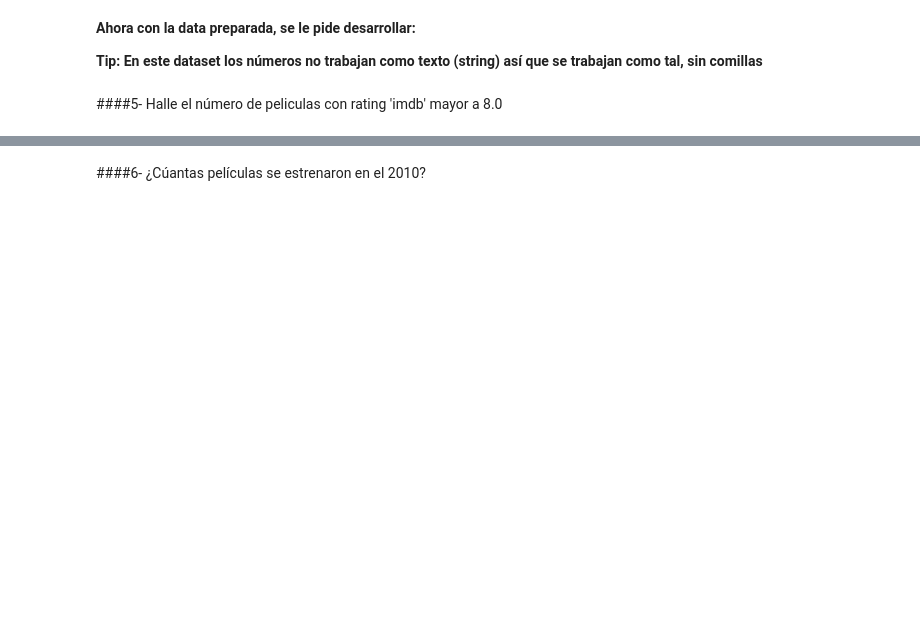
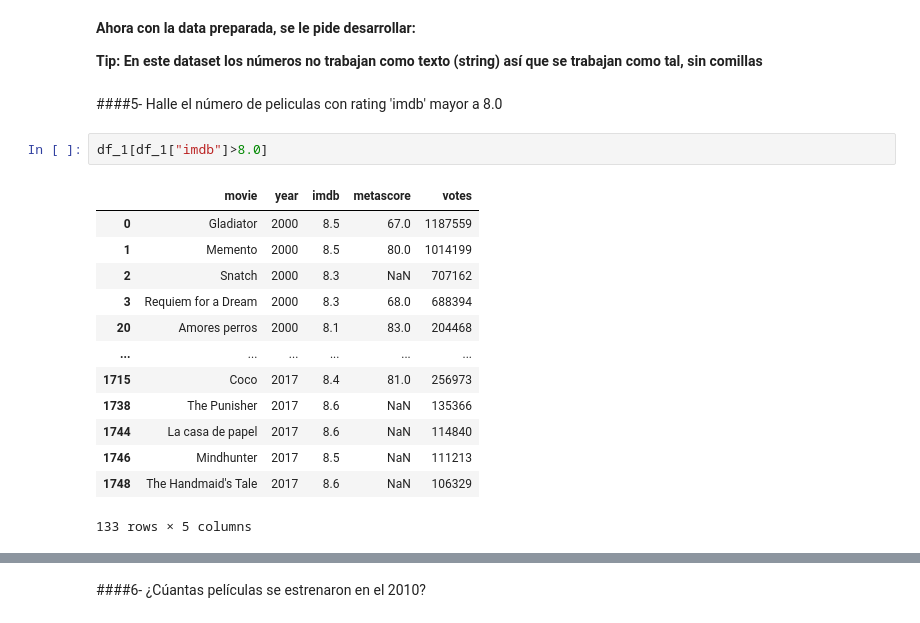
Before and after one commit to jons255-p/Python_Machi_Learning_Sta_Anita, a Jupyter notebook: clase_3_Introducción a Pandas/Tarea_Clase_3.ipynb, the cells around one changed output, grey strips where cells are left out. Cells and saved outputs as stored; diff of their text form; blank space fills up the shorter version.

```diff
--- a/clase_3_Introducción a Pandas/Tarea_Clase_3.ipynb
+++ b/clase_3_Introducción a Pandas/Tarea_Clase_3.ipynb
@@ -27,3 +57,19 @@ df_1[df_1['movie']=='Gladiator']
 **Tip: En este dataset los números no trabajan como texto (string) así que se trabajan como tal, sin comillas**
 # %% [markdown]
 ####5- Halle el número de peliculas con rating 'imdb' mayor a 8.0
+# %%
+df_1[df_1["imdb"]>8.0]
+# %% [output]
+|  | movie | year | imdb | metascore | votes |
+| 0 | Gladiator | 2000 | 8.5 | 67.0 | 1187559 |
+| 1 | Memento | 2000 | 8.5 | 80.0 | 1014199 |
+| 2 | Snatch | 2000 | 8.3 | NaN | 707162 |
+| 3 | Requiem for a Dream | 2000 | 8.3 | 68.0 | 688394 |
+| 20 | Amores perros | 2000 | 8.1 | 83.0 | 204468 |
+| ... | ... | ... | ... | ... | ... |
+| 1715 | Coco | 2017 | 8.4 | 81.0 | 256973 |
+| 1738 | The Punisher | 2017 | 8.6 | NaN | 135366 |
+| 1744 | La casa de papel | 2017 | 8.6 | NaN | 114840 |
+| 1746 | Mindhunter | 2017 | 8.5 | NaN | 111213 |
+| 1748 | The Handmaid's Tale | 2017 | 8.6 | NaN | 106329 |
+133 rows × 5 columns
```
Also changed, not shown: parts of 15 cells of this notebook.
